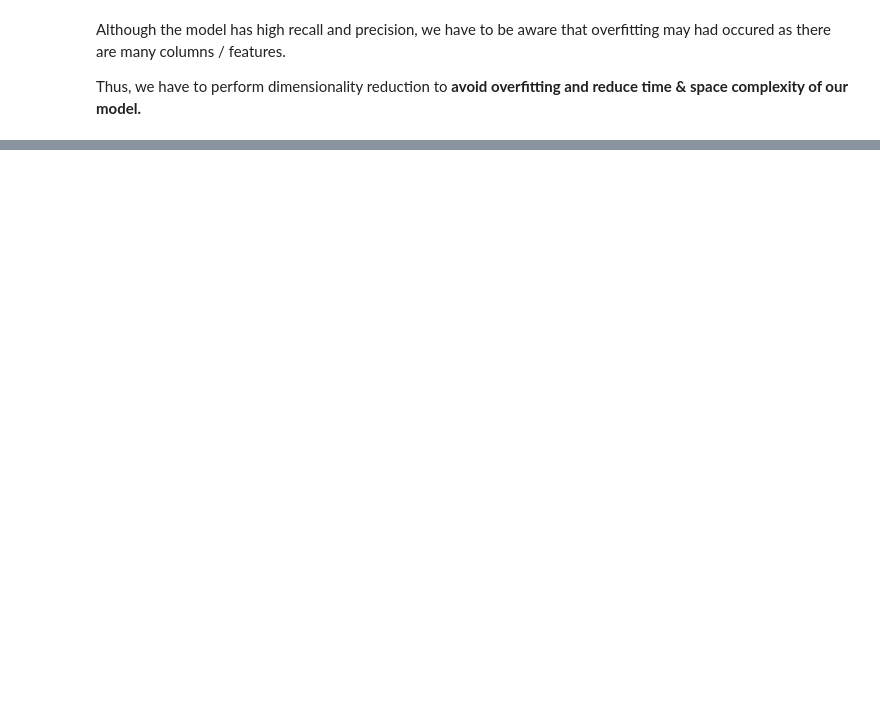
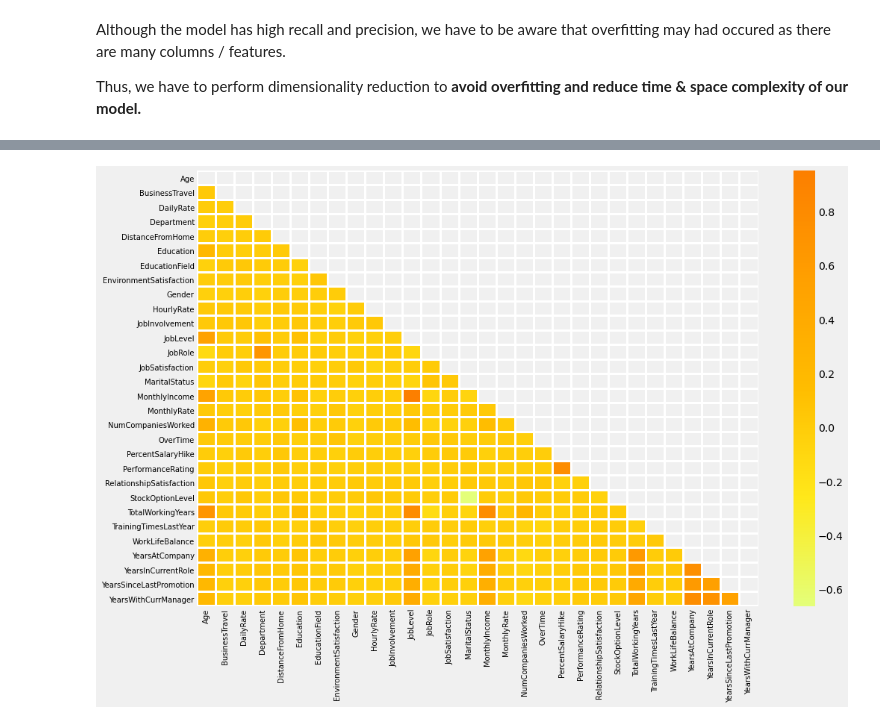
Before and after one commit to guangyitan/Udemy-Unsupervised-Machine-Learning-with-2-Capstone-ML-Projects, a Jupyter notebook: Dimensionality Reduction/Introduction_to_Dimensionality_Reduction.ipynb, the cells around one changed output, grey strips where cells are left out. Saved outputs shown, nothing was run; the diff lists cells and outputs as text; code cells hidden in the pictures; blank space fills up the shorter version.

```diff
--- a/Dimensionality Reduction/Introduction_to_Dimensionality_Reduction.ipynb
+++ b/Dimensionality Reduction/Introduction_to_Dimensionality_Reduction.ipynb
@@ -194,0 +201,20 @@ Thus, we have to perform dimensionality reduction to **avoid overfitting and red
+# %%
+plt.rcParams['figure.figsize'] = (15,10)
+plt.style.use('fivethirtyeight')
+
+# calclulate correlation
+corr = data.corr()
+
+# np.triu is used to create a mask to only display the lower triangle of the heat map
+mask = np.triu(np.ones_like(corr, dtype = bool))
+
+# cmap = 'Wistia' is usesd to define a yellow color column map
+# linewidths = 2 is the width of the line to seperate each cell
+sns.heatmap(corr, mask = mask, cmap = 'Wistia', linewidths = 2)
+
+# define font size of labels
+plt.xticks(fontsize = 10)
+plt.yticks(fontsize = 10)
+plt.show()
+# %% [output]
+[figure, added]
```
Also changed, not shown: parts of 13 cells of this notebook.
